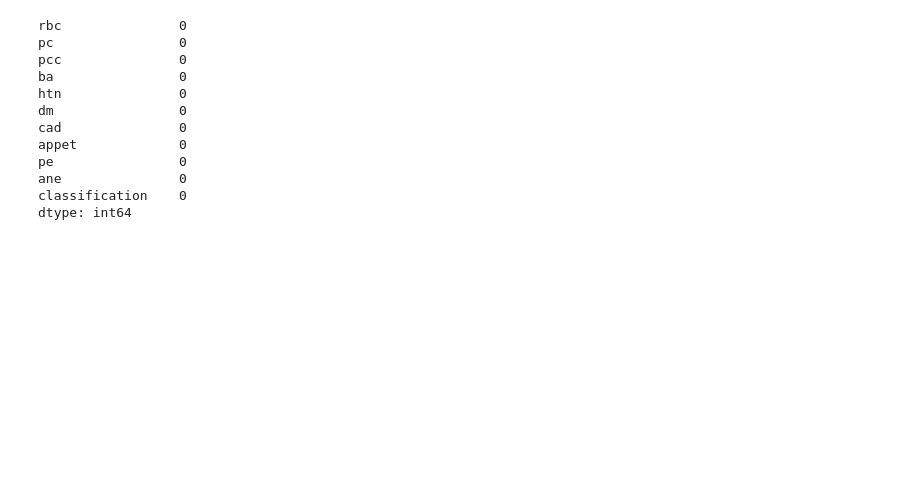
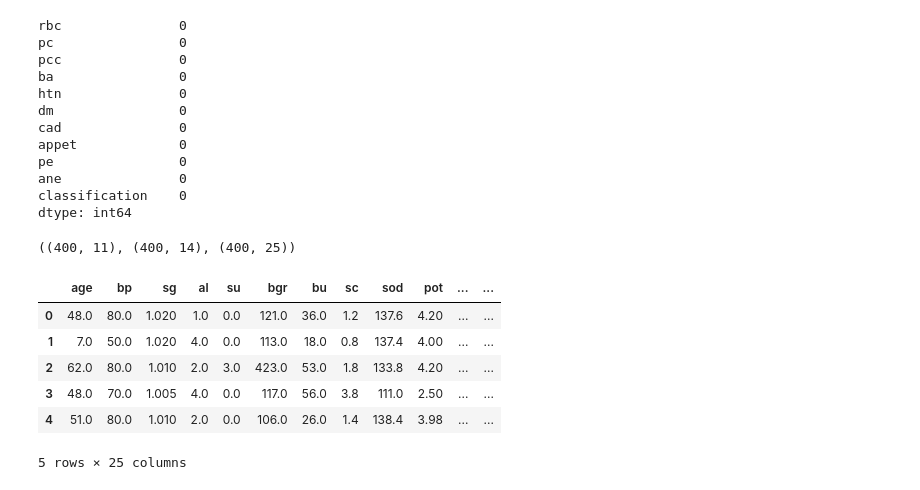
Before and after one commit to junaidulhassan/My-All-Kaggle-Jupyter-Notebooks, a Jupyter notebook: Chronic-Kidney-Disease-Detection/notebook.ipynb, the cells around one changed output. Cells and saved outputs as stored; diff of their text form; code cells hidden in the pictures; blank space fills up the shorter version.

```diff
--- a/Chronic-Kidney-Disease-Detection/notebook.ipynb
+++ b/Chronic-Kidney-Disease-Detection/notebook.ipynb
@@ -268,3 +266,18 @@ pe                0
 ane               0
 classification    0
 dtype: int64
+# %%
+filled_non_num_df.shape, filled_data_num.shape,df.aggregateshape
+# %% [output]
+((400, 11), (400, 14), (400, 25))
+# %%
+clean_df = pd.concat((filled_data_num,filled_non_num_df),axis=1)
+clean_df.head()
+# %% [output]
+|  | age | bp | sg | al | su | bgr | bu | sc | sod | pot | ... | ... |
+| 0 | 48.0 | 80.0 | 1.020 | 1.0 | 0.0 | 121.0 | 36.0 | 1.2 | 137.6 | 4.20 | ... | ... |
+| 1 | 7.0 | 50.0 | 1.020 | 4.0 | 0.0 | 113.0 | 18.0 | 0.8 | 137.4 | 4.00 | ... | ... |
+| 2 | 62.0 | 80.0 | 1.010 | 2.0 | 3.0 | 423.0 | 53.0 | 1.8 | 133.8 | 4.20 | ... | ... |
+| 3 | 48.0 | 70.0 | 1.005 | 4.0 | 0.0 | 117.0 | 56.0 | 3.8 | 111.0 | 2.50 | ... | ... |
+| 4 | 51.0 | 80.0 | 1.010 | 2.0 | 0.0 | 106.0 | 26.0 | 1.4 | 138.4 | 3.98 | ... | ... |
+5 rows × 25 columns
```
Also changed, not shown: parts of 7 cells of this notebook.
